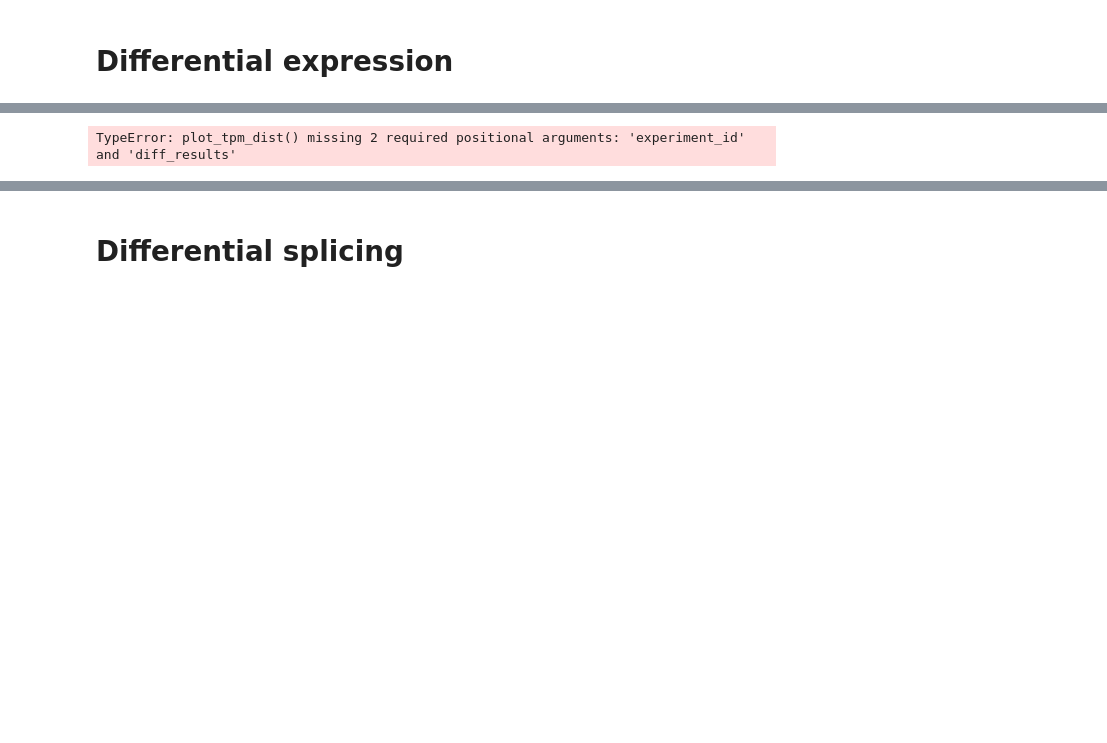
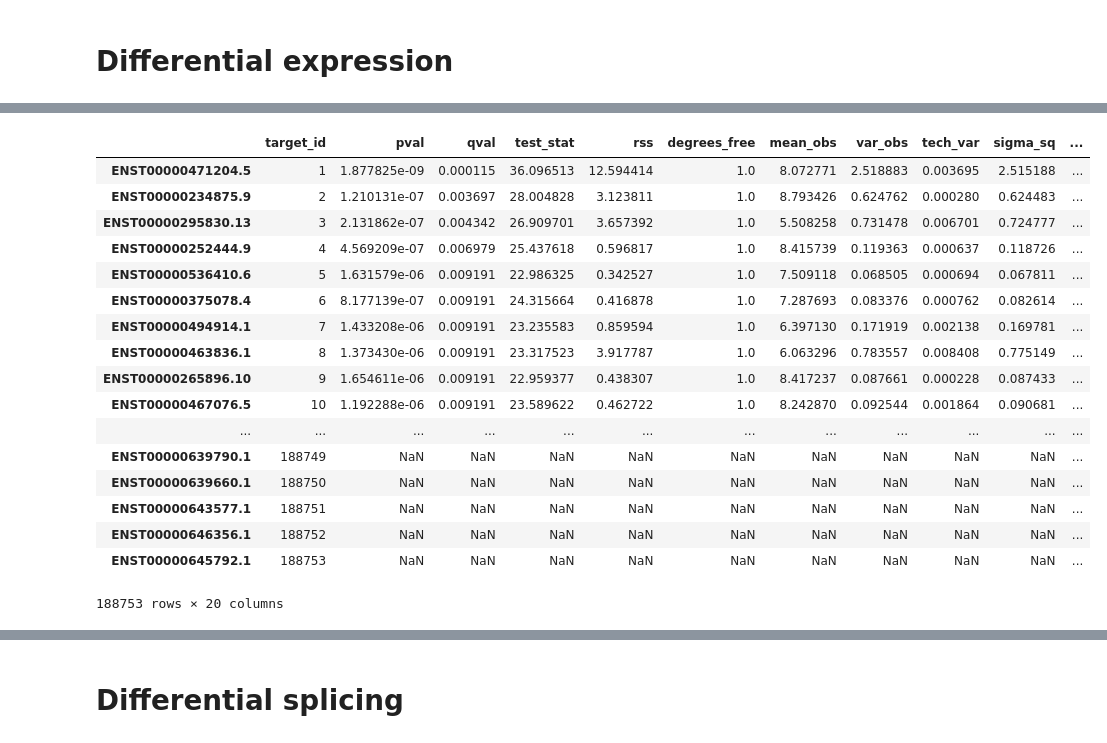
Before and after one commit to kevinhu/mdm4-splicing, a Jupyter notebook: notebooks/fig3_rnaseq.ipynb, the cells around one changed output, grey strips where cells are left out. Cells and saved outputs as stored; diff of their text form; code cells hidden in the pictures; blank space fills up the shorter version.

Commit message:
New tpm plot

```diff
--- a/notebooks/fig3_rnaseq.ipynb
+++ b/notebooks/fig3_rnaseq.ipynb
@@ -117,4 +56,0 @@ LNCaP_RPL22_3  10.1963
-# %%
-plot_tpm_dist("RPL22L1_ENST00000295830.13")
-# %% [output]
-TypeError: plot_tpm_dist() missing 2 required positional arguments: 'experiment_id' and 'diff_results'
@@ -120,0 +80,21 @@ TypeError: plot_tpm_dist() missing 2 required positional arguments: 'experiment_
+# %%
+rpl22_oe_tpms["qval"]
+# %% [output]
+|  | target_id | pval | qval | test_stat | rss | degrees_free | mean_obs | var_obs | tech_var | sigma_sq | ... |
+| ENST00000471204.5 | 1 | 1.877825e-09 | 0.000115 | 36.096513 | 12.594414 | 1.0 | 8.072771 | 2.518883 | 0.003695 | 2.515188 | ... |
+| ENST00000234875.9 | 2 | 1.210131e-07 | 0.003697 | 28.004828 | 3.123811 | 1.0 | 8.793426 | 0.624762 | 0.000280 | 0.624483 | ... |
+| ENST00000295830.13 | 3 | 2.131862e-07 | 0.004342 | 26.909701 | 3.657392 | 1.0 | 5.508258 | 0.731478 | 0.006701 | 0.724777 | ... |
+| ENST00000252444.9 | 4 | 4.569209e-07 | 0.006979 | 25.437618 | 0.596817 | 1.0 | 8.415739 | 0.119363 | 0.000637 | 0.118726 | ... |
+| ENST00000536410.6 | 5 | 1.631579e-06 | 0.009191 | 22.986325 | 0.342527 | 1.0 | 7.509118 | 0.068505 | 0.000694 | 0.067811 | ... |
+| ENST00000375078.4 | 6 | 8.177139e-07 | 0.009191 | 24.315664 | 0.416878 | 1.0 | 7.287693 | 0.083376 | 0.000762 | 0.082614 | ... |
+| ENST00000494914.1 | 7 | 1.433208e-06 | 0.009191 | 23.235583 | 0.859594 | 1.0 | 6.397130 | 0.171919 | 0.002138 | 0.169781 | ... |
+| ENST00000463836.1 | 8 | 1.373430e-06 | 0.009191 | 23.317523 | 3.917787 | 1.0 | 6.063296 | 0.783557 | 0.008408 | 0.775149 | ... |
+| ENST00000265896.10 | 9 | 1.654611e-06 | 0.009191 | 22.959377 | 0.438307 | 1.0 | 8.417237 | 0.087661 | 0.000228 | 0.087433 | ... |
+| ENST00000467076.5 | 10 | 1.192288e-06 | 0.009191 | 23.589622 | 0.462722 | 1.0 | 8.242870 | 0.092544 | 0.001864 | 0.090681 | ... |
+| ... | ... | ... | ... | ... | ... | ... | ... | ... | ... | ... | ... |
+| ENST00000639790.1 | 188749 | NaN | NaN | NaN | NaN | NaN | NaN | NaN | NaN | NaN | ... |
+| ENST00000639660.1 | 188750 | NaN | NaN | NaN | NaN | NaN | NaN | NaN | NaN | NaN | ... |
+| ENST00000643577.1 | 188751 | NaN | NaN | NaN | NaN | NaN | NaN | NaN | NaN | NaN | ... |
+| ENST00000646356.1 | 188752 | NaN | NaN | NaN | NaN | NaN | NaN | NaN | NaN | NaN | ... |
+| ENST00000645792.1 | 188753 | NaN | NaN | NaN | NaN | NaN | NaN | NaN | NaN | NaN | ... |
+188753 rows × 20 columns
```
Also changed, not shown: parts of 5 cells of this notebook.
